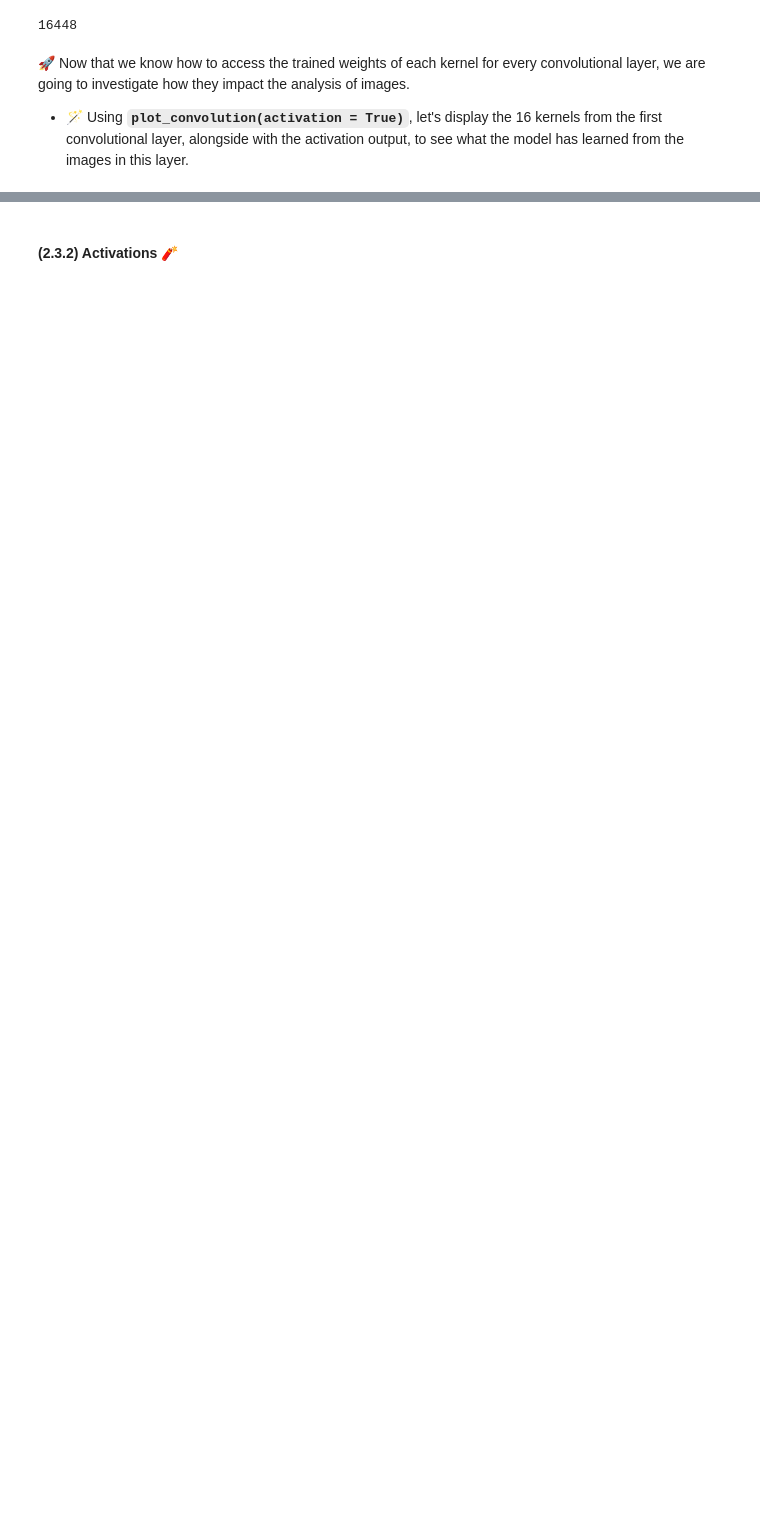
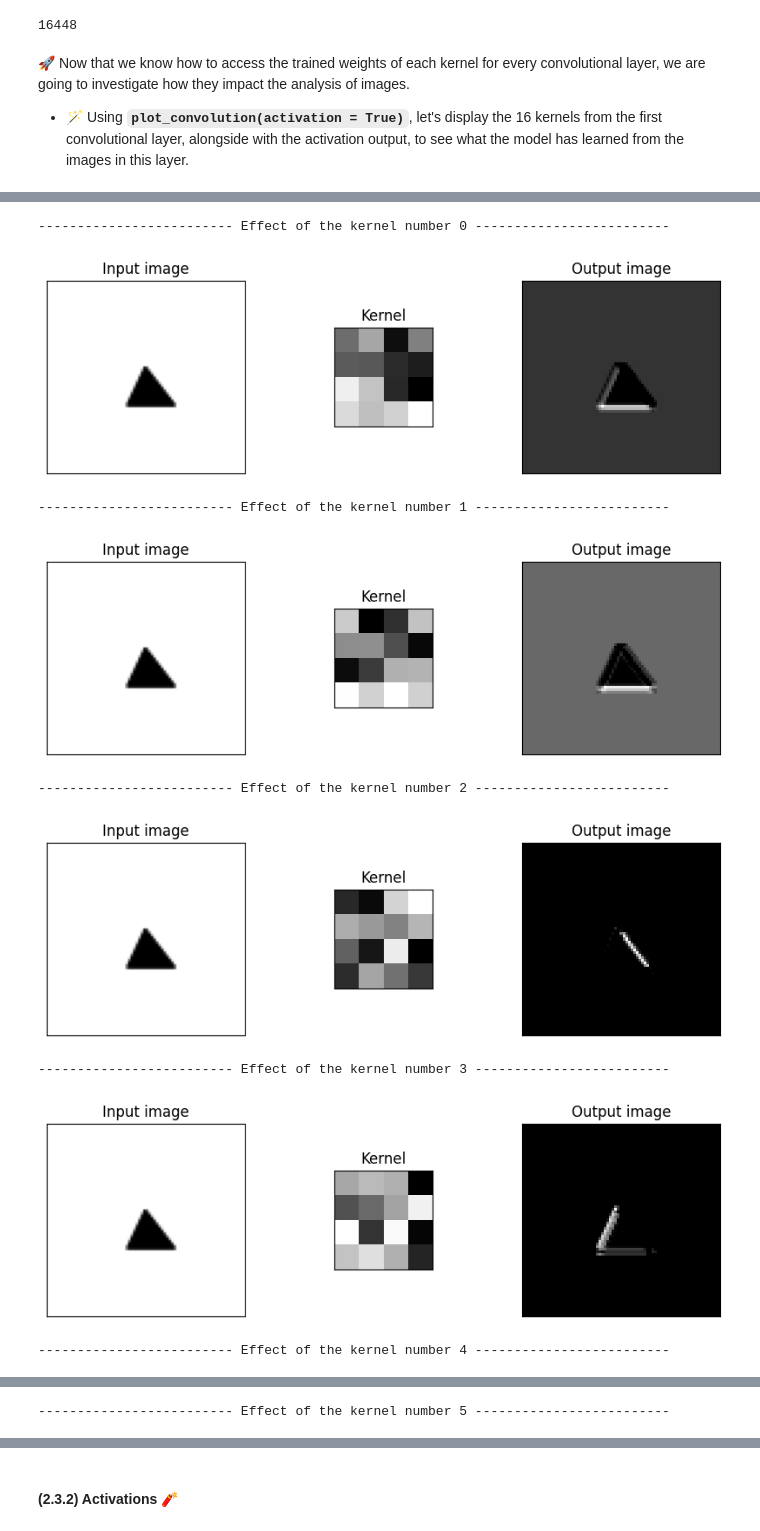
Before and after one commit to michelucci/HSLU-CV-Blockweek-Aug-2025, a Jupyter notebook: 20 - CNNs and Transfer Learning with PyTorch/torch_intro_to_convolutions_Colab_version.ipynb, the cells around one changed output, grey strips where cells are left out. Cells and saved outputs as stored; diff of their text form; code cells hidden in the pictures; blank space fills up the shorter version.

```diff
--- a/20 - CNNs and Transfer Learning with PyTorch/torch_intro_to_convolutions_Colab_version.ipynb
+++ b/20 - CNNs and Transfer Learning with PyTorch/torch_intro_to_convolutions_Colab_version.ipynb
@@ -501,16 +556,3 @@ Model: "sequential"
 * Fit the model. We achieve an accuracy of *at least* 90%.
 
     * When you reach such a high score, it may sound suspicious and you would probably ask yourself whether the model is overfitting or not... but let's ignore it for this exercise 😏
-# %%
-from tensorflow.keras.callbacks import EarlyStopping
-
-es = EarlyStopping(patience=5)
-
-model = initialize_model()
-
-history = model.fit(X, y,
-                    validation_split = 0.3,
-                    batch_size = 16,
-                    epochs=50,
-                    callbacks=[es],
-                    verbose = 1)
@@ -734,15 +872,3 @@ TensorShape([64])
 🚀 Now that we know how to access the trained weights of each kernel for every convolutional layer, we are going to investigate how they impact the analysis of images.
 
 * 🪄 Using **`plot_convolution(activation = True)`**, let's display the 16 kernels from the first convolutional layer, alongside with the activation output, to see what the model has learned from the images in this layer.
-# %%
-# First Convolutional Neural Network
-layer_number = 0
-
-# The input image has only 1 channel - Black&White picture
-channel_number = 0
-
-# Analyzing the impact of all the 16 kernels of the first convolutional layer
-for k in np.arange(0, 16):
-    print(f"------------------------- Effect of the kernel number {k} -------------------------")
-    kernel = model.layers[layer_number].weights[0].numpy()[:, :, channel_number, k]
-    plot_convolution(X[1], kernel, activation=True)
@@ -762,0 +875,29 @@ for k in np.arange(0, 16):
+# %%
+all_kernels = model.conv1.weight.detach().numpy()
+
+# The input image has only 1 channel
+channel_number = 0
+
+# Get a single image to test on (assuming X has shape N, H, W, C)
+image_to_test = X[1].squeeze() # Squeeze to remove the channel dim for plotting
+
+# Loop through all 16 kernels of the first layer
+# all_kernels.shape[0] is the number of output channels (16 in this case)
+for k in range(all_kernels.shape[0]):
+    print(f"------------------------- Effect of the kernel number {k} -------------------------")
+
+    # Extract the k-th kernel for the given input channel
+    kernel = all_kernels[k, channel_number, :, :]
+
+    # Use your existing plotting function
+    plot_convolution(image_to_test, kernel, activation=True)
+# %% [output]
+------------------------- Effect of the kernel number 0 -------------------------
+[figure, added]
+------------------------- Effect of the kernel number 1 -------------------------
+[figure, added]
+------------------------- Effect of the kernel number 2 -------------------------
+[figure, added]
+------------------------- Effect of the kernel number 3 -------------------------
+[figure, added]
+------------------------- Effect of the kernel number 4 -------------------------
@@ -762,0 +905 @@ for k in np.arange(0, 16):
+------------------------- Effect of the kernel number 5 -------------------------
```
Also changed, not shown: parts of 67 cells of this notebook, 3 other files.
